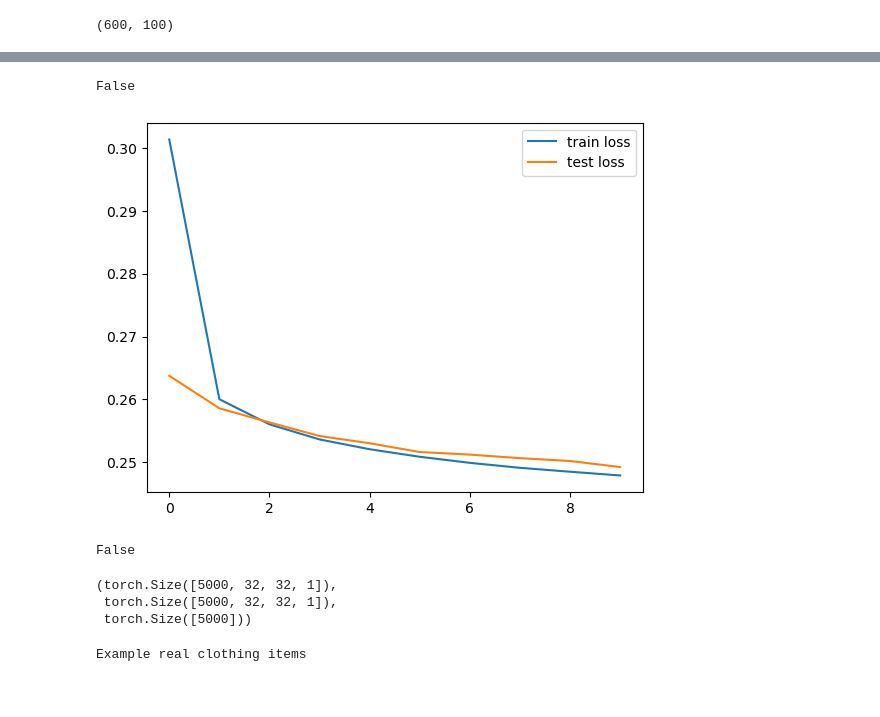
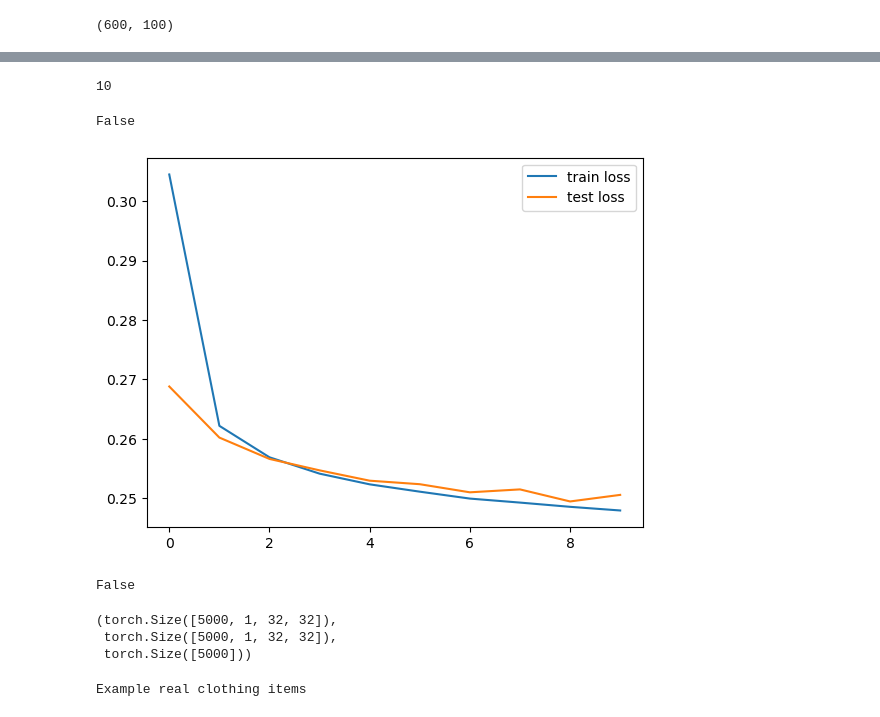
Before and after one commit to Ya-lin/Deep-Learning, a Jupyter notebook: VAE/AE.ipynb, the cells around one changed output, grey strips where cells are left out. Cells and saved outputs as stored; diff of their text form; code cells hidden in the pictures.

```diff
--- a/VAE/AE.ipynb
+++ b/VAE/AE.ipynb
@@ -31,10 +34,8 @@ print(args)
 # %% [output]
 namespace(dataset='fmnist', device='cuda', img=32, ch=1, batch=100, dim=2, epoch=10, lr=0.001)
 # %%
-path = Path.home().joinpath("Documents","Data")
-path.mkdir(exist_ok=True)
-loader = get_fmnist(path, 100)
-len(loader[0]),len(loader[1])
+loader = get_data(args.dataset, args.batch)
+len(loader.train), len(loader.test)
 # %% [output]
 (600, 100)
 # %%
@@ -101,6 +102,10 @@ Model: "functional_1"
 model = AE(args.img, args.ch, args.dim).to(args.device)
 optimizer = optim.Adam(model.parameters(), lr=args.lr)
 loss_fn = nn.BCELoss()
+# %%
+args.epoch
+# %% [output]
+10
 # %%
 model, history = trainer(model, loader, args.epoch,
                          optimizer, loss_fn, args.device)
@@ -108,12 +113,12 @@ model.training
 # %% [output]
 False
 # %%
-plt.plot(history["train"], label="train loss")
-plt.plot(history["test"], label="test loss")
+plt.plot(history.train, label="train loss")
+plt.plot(history.test, label="test loss")
 plt.legend()
 plt.show()
 # %% [output]
-[figure, old version]
+[figure, new version]
 # %%
 # load the saved model
 checkpoint = torch.load("best_model.pth", weights_only=True)
@@ -122,11 +127,11 @@ model.training
 # %% [output]
 False
 # %%
-X, X_hat, Y = reconstruction(model, loader[1], 50, args.device)
+X, X_hat, Y = reconstruction(model, loader.test, 50, args.device)
 X.shape, X_hat.shape, Y.shape
 # %% [output]
-(torch.Size([5000, 32, 32, 1]),
- torch.Size([5000, 32, 32, 1]),
+(torch.Size([5000, 1, 32, 32]),
+ torch.Size([5000, 1, 32, 32]),
  torch.Size([5000]))
 # %%
 print("Example real clothing items")
```
Also changed, not shown: parts of 8 cells of this notebook, 12 other files.
